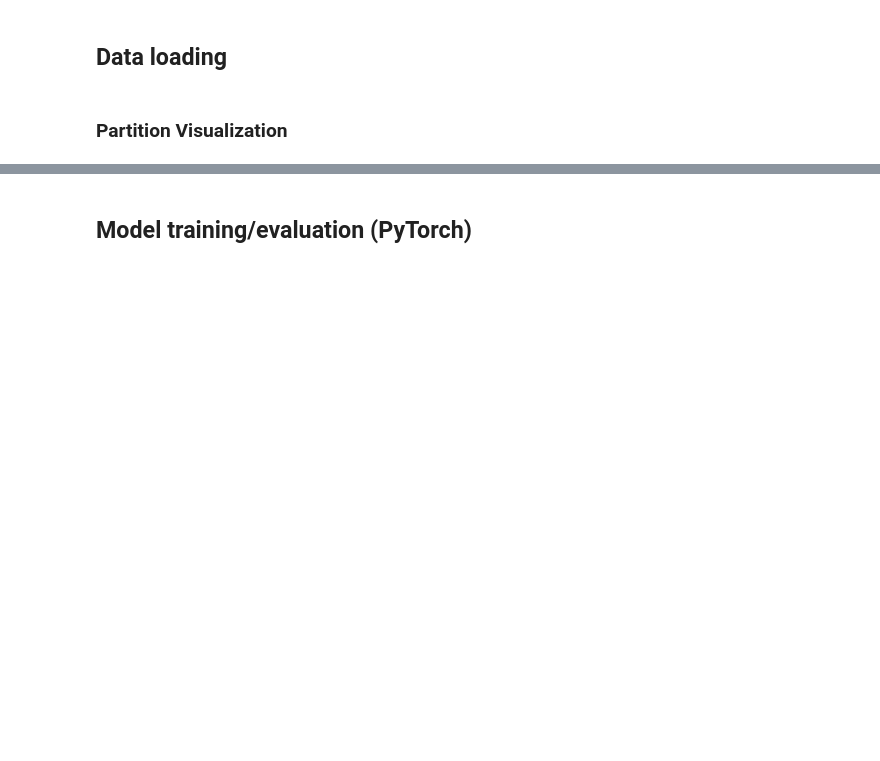
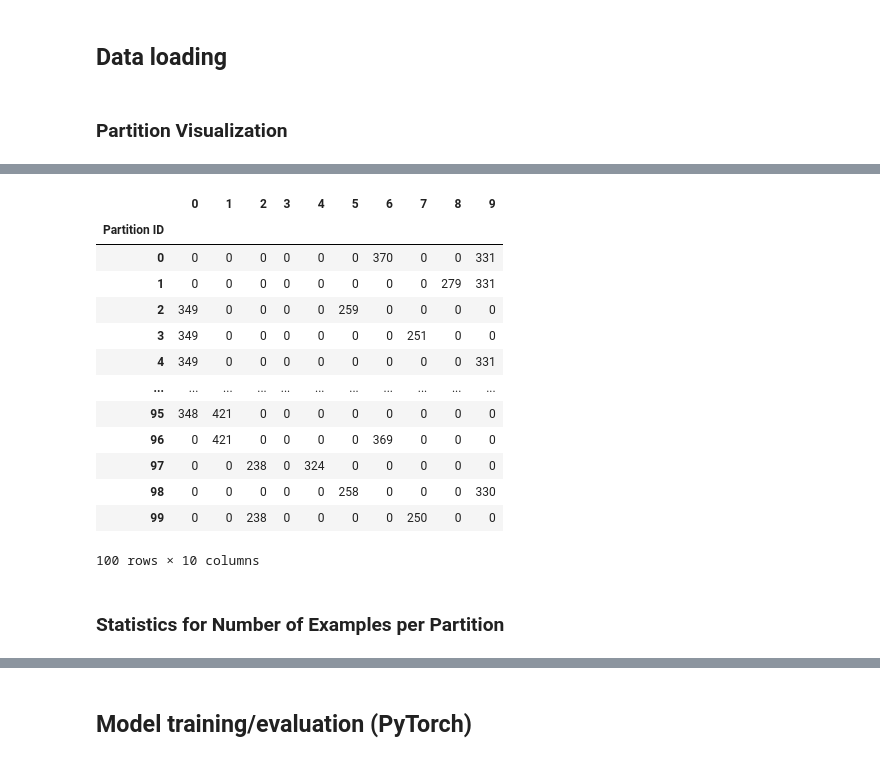
Before and after one commit to artsasse/fedkan, a Jupyter notebook: Flower_MNIST_MLP.ipynb, the cells around one changed output, grey strips where cells are left out. Cells and saved outputs as stored; diff of their text form; code cells hidden in the pictures; blank space fills up the shorter version.

```diff
--- a/Flower_MNIST_MLP.ipynb
+++ b/Flower_MNIST_MLP.ipynb
@@ -170,0 +170,19 @@ df
+# %%
+partition_df
+# %% [output]
+|  | 0 | 1 | 2 | 3 | 4 | 5 | 6 | 7 | 8 | 9 |
+| Partition ID |  |  |  |  |  |  |  |  |  |  |
+| 0 | 0 | 0 | 0 | 0 | 0 | 0 | 370 | 0 | 0 | 331 |
+| 1 | 0 | 0 | 0 | 0 | 0 | 0 | 0 | 0 | 279 | 331 |
+| 2 | 349 | 0 | 0 | 0 | 0 | 259 | 0 | 0 | 0 | 0 |
+| 3 | 349 | 0 | 0 | 0 | 0 | 0 | 0 | 251 | 0 | 0 |
+| 4 | 349 | 0 | 0 | 0 | 0 | 0 | 0 | 0 | 0 | 331 |
+| ... | ... | ... | ... | ... | ... | ... | ... | ... | ... | ... |
+| 95 | 348 | 421 | 0 | 0 | 0 | 0 | 0 | 0 | 0 | 0 |
+| 96 | 0 | 421 | 0 | 0 | 0 | 0 | 369 | 0 | 0 | 0 |
+| 97 | 0 | 0 | 238 | 0 | 324 | 0 | 0 | 0 | 0 | 0 |
+| 98 | 0 | 0 | 0 | 0 | 0 | 258 | 0 | 0 | 0 | 330 |
+| 99 | 0 | 0 | 238 | 0 | 0 | 0 | 0 | 250 | 0 | 0 |
+100 rows × 10 columns
+# %% [markdown]
+### Statistics for Number of Examples per Partition
```
Also changed, not shown: parts of 57 cells of this notebook.
